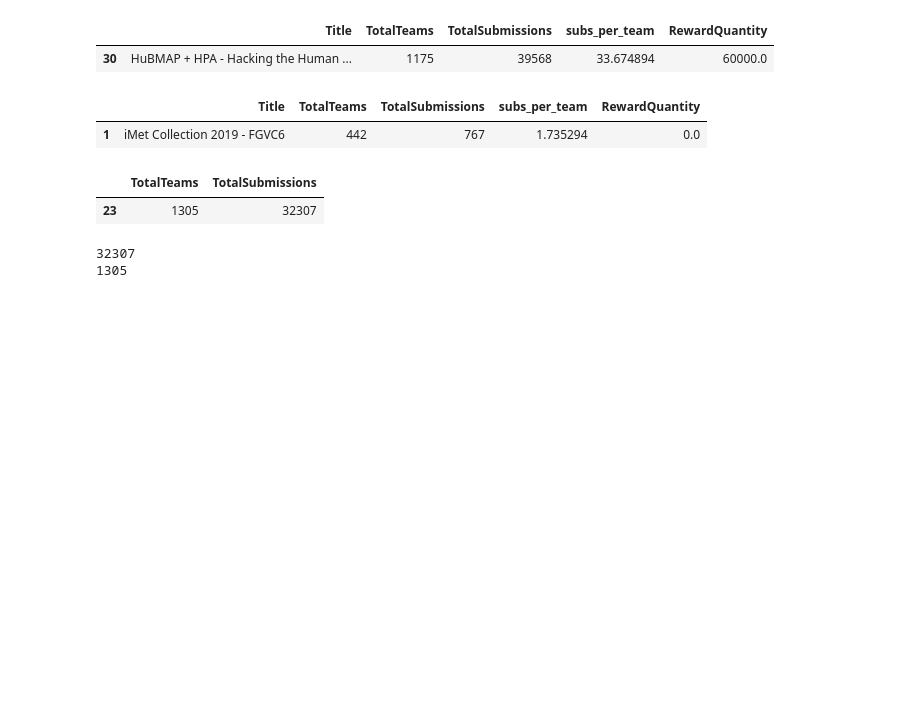
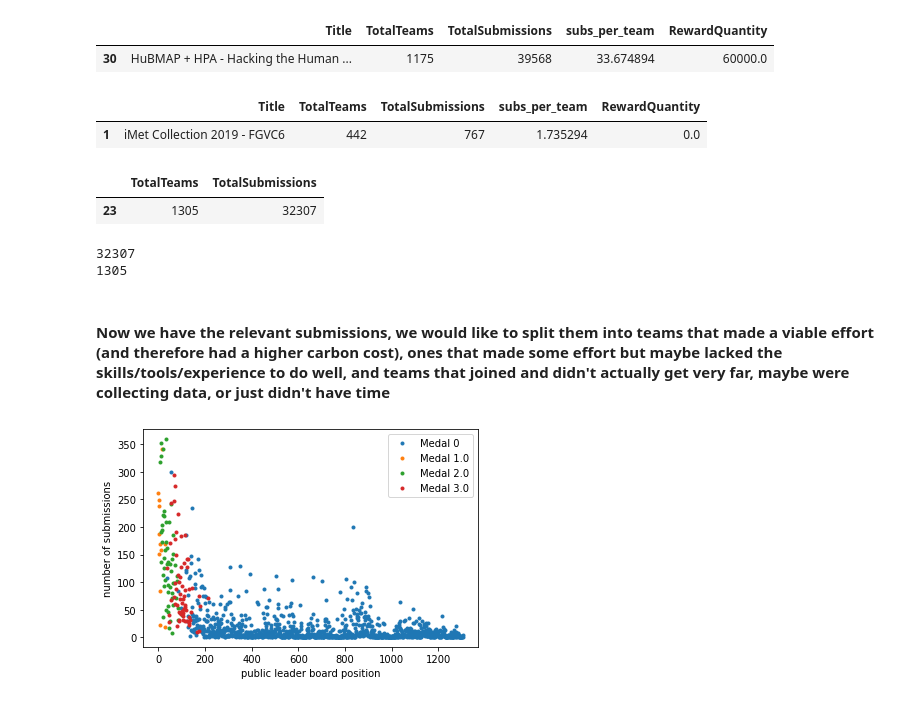
Before and after one commit to Xannadoo/carbon-cost-kaggle, a Jupyter notebook: meta_data_exploration.ipynb, the cells around one changed output. Cells and saved outputs as stored; diff of their text form; code cells hidden in the pictures; blank space fills up the shorter version.

```diff
--- a/meta_data_exploration.ipynb
+++ b/meta_data_exploration.ipynb
@@ -282,3 +282,5 @@ finalSiim.to_csv('meta_data/meta/SIIM_only_submissions.csv', index=False)
 # %% [output]
 32307
 1305
+# %% [markdown]
+#### Now we have the relevant submissions, we would like to split them into teams that made a viable effort (and therefore had a higher carbon cost), ones that made some effort but maybe lacked the skills/tools/experience to do well, and teams that joined and didn't actually get very far, maybe were collecting data, or just didn't have time
@@ -284,0 +291,12 @@ finalSiim.to_csv('meta_data/meta/SIIM_only_submissions.csv', index=False)
+# %%
+for i in [0, 1., 2., 3.]:
+    temp_df = finalSiim[finalSiim.Medal == i]
+
+    plt.plot(temp_df.groupby('TeamId').max().PublicLeaderboardRank,temp_df.groupby(by='TeamId').count().Id, '.', label=f'Medal {i}')
+plt.ylabel('number of submissions')
+plt.xlabel('public leader board position');
+plt.legend();
+#plt.xlim(0,200)
+#plt.ylim(0,50);
+# %% [output]
+[figure, added]
```
Also changed, not shown: parts of 10 cells of this notebook.
